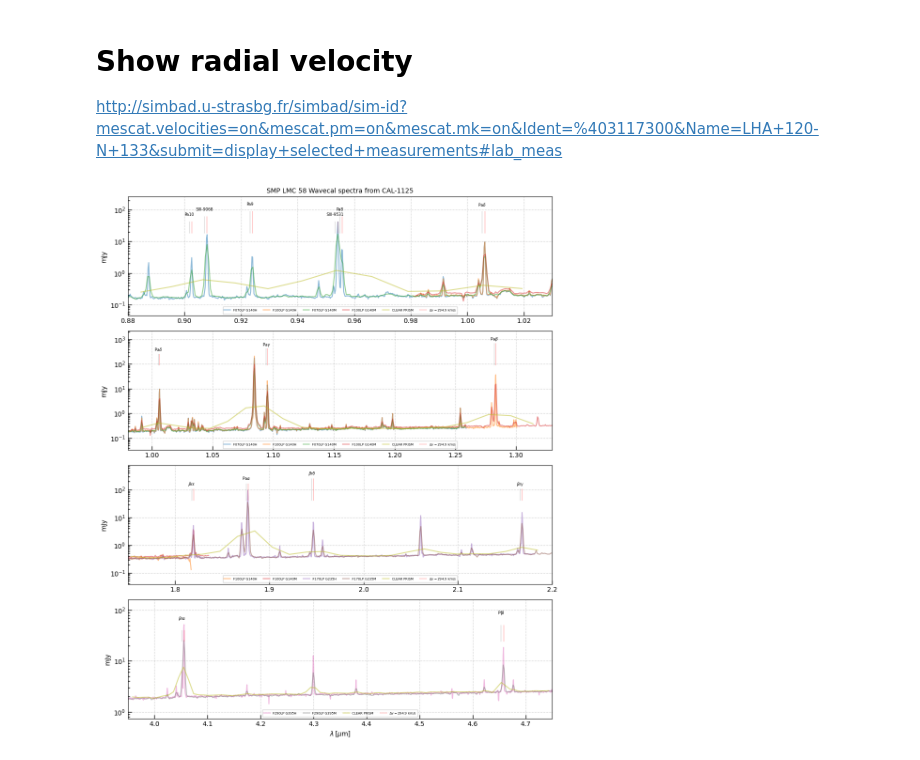
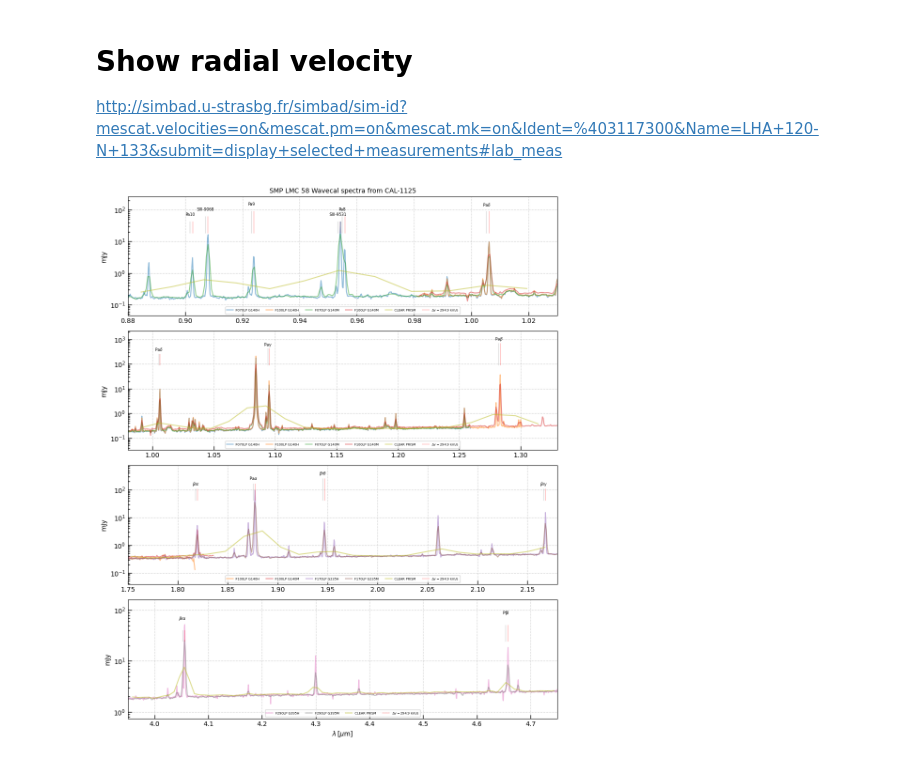
Before and after one commit to dawn-cph/dja, a Jupyter notebook: data/nirspec-wavecal/plot-wavecal-spectra.ipynb, the cells around one changed output. Cells and saved outputs as stored; diff of their text form; code cells hidden in the pictures.

Commit message:
bigger images

```diff
--- a/data/nirspec-wavecal/plot-wavecal-spectra.ipynb
+++ b/data/nirspec-wavecal/plot-wavecal-spectra.ipynb
@@ -5,10 +5,11 @@ See https://dawn-cph.github.io/dja/spectroscopy/nirspec-wavecal/
 
 *(G. Brammer, 20 July 2023)*
 # %%
-%matplotlib inline
+# %matplotlib inline
 import os
 import numpy as np
 import matplotlib.pyplot as plt
+
 import scipy.ndimage as nd
 
 import astropy.io.fits as pyfits
@@ -16,6 +17,9 @@ import astropy.units as u
 from astropy.table import Table
 
 from grizli import utils
+
+# Higher resolution
+FIGURE_DPI = 1800
 # %%
 base_url = 'https://dawn-cph.github.io/dja/data/nirspec-wavecal/'
 files = Table.read(base_url + 'files.csv', format='csv')
@@ -146,7 +153,7 @@ dv = 294.9
 # %%
 lw, lr = utils.get_line_wavelengths()
 
-lims = [(0.88, 1.03), (0.98,1.33), (1.75, 2.2), (3.95, 4.75)]
+lims = [(0.88, 1.03), (0.98,1.33), (1.75, 2.18), (3.95, 4.75)]
 
 fig, axes = plt.subplots(len(lims),1,figsize=(10,3*len(lims)))
 
@@ -180,32 +187,33 @@ for ix, xlim in enumerate(lims):
     yr *= wpad**np.array([-2,4])
 
     ax.set_ylim(yr)
 
     yl = yr[1] / wpad**jwrap
 
     for j, i in enumerate(np.argsort(lws)):
         ax.text(lws[i], yl*wpad**(j % jwrap), lgreek(lns[i]), ha='center', va='top', fontsize=6)
         ax.plot(np.ones(2)*lws[i],
                 [yl*0.5*wpad**-2, yl*0.5*wpad**(j % jwrap)],
                 color='k', linestyle='-', alpha=0.1)
 
         # Show corrected
         ax.plot(np.ones(2)*lws[i]*(1+dv/2.99e5),
                 [yl*0.5*wpad**-2, yl*0.5*wpad**(j % jwrap)],
                 color='r', linestyle='-', alpha=0.2,
                 label=(r'$\Delta v = $' + f'{dv:.1f} km/s' if j == 0 else None),
                )
 
     ax.set_ylabel(r'mJy')
     ax.legend(loc='lower center', ncol=10, fontsize=5)
     ax.grid()
 
 axes[0].set_title('SMP LMC 58 Wavecal spectra from CAL-1125')
 
 ax.set_xlabel(r'$\lambda\,[\mu\mathrm{m}]$')
 
 fig.tight_layout(pad=1)
+fig.tight_layout(pad=1)
 
-fig.savefig(f'smp58_nirspec_dv.png')
+fig.savefig(f'smp58_nirspec_dv.png', dpi=FIGURE_DPI)
 # %% [output]
-[figure, old version]
+[figure, new version]
```
Also changed, not shown: parts of 2 cells of this notebook, 3 other files.
